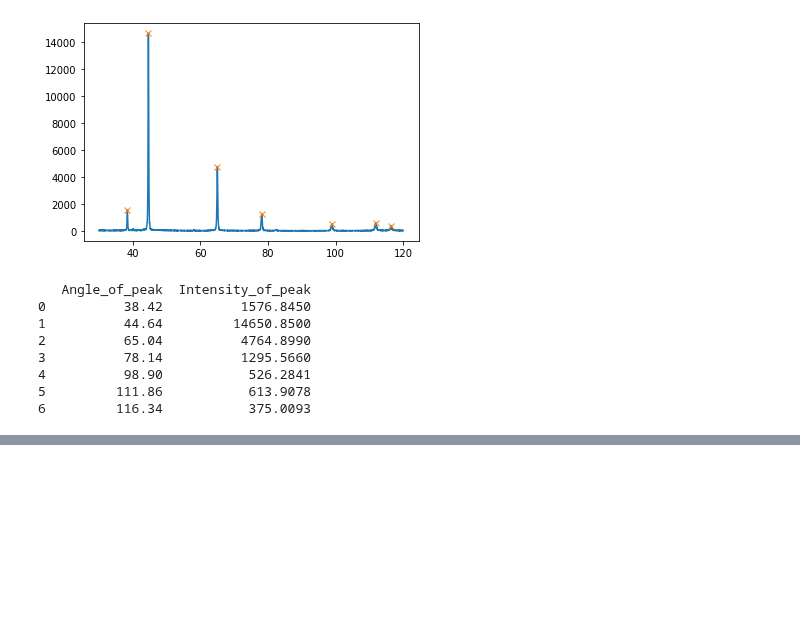
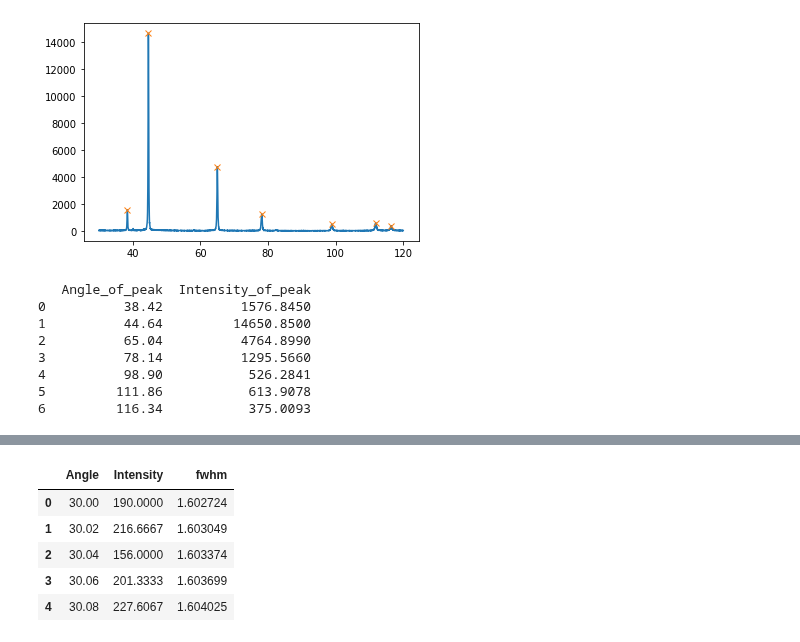
Before and after one commit to mahimathakkar/X-ray-diffraction-patterns-for-line-profile-analysis, a Jupyter notebook: XRD_analysis.ipynb, the cells around one changed output, grey strips where cells are left out. Cells and saved outputs as stored; diff of their text form; code cells hidden in the pictures; blank space fills up the shorter version.

```diff
--- a/XRD_analysis.ipynb
+++ b/XRD_analysis.ipynb
@@ -90,0 +199,24 @@ print(peak_data_test)
+# %%
+lamda=float(lamda)
+E=float(E)
+L=float(L)
+k=float(k)
+# %%
+results_fwhm_xrd_si_data=xrd_si_data.copy()
+tmp=[]
+for val in range(len(results_fwhm_xrd_si_data['Angle'])):
+  tmp.append(math.cos(math.radians(results_fwhm_xrd_si_data.iloc[val,0])))
+# %%
+import math
+results_fwhm_xrd_si_data['fwhm']=np.nan
+for val in range(len(results_fwhm_xrd_si_data['Angle'])):
+  results_fwhm_xrd_si_data.iloc[val,2]=(k*lamda)/(L*(math.cos(math.radians(xrd_si_data.iloc[val,0])))) + 4*E*(math.tan(math.radians(xrd_si_data.iloc[val,0])))
+# %%
+results_fwhm_xrd_si_data.head()
+# %% [output]
+|  | Angle | Intensity | fwhm |
+| 0 | 30.00 | 190.0000 | 1.602724 |
+| 1 | 30.02 | 216.6667 | 1.603049 |
+| 2 | 30.04 | 156.0000 | 1.603374 |
+| 3 | 30.06 | 201.3333 | 1.603699 |
+| 4 | 30.08 | 227.6067 | 1.604025 |
```
Also changed, not shown: parts of 6 cells of this notebook.
